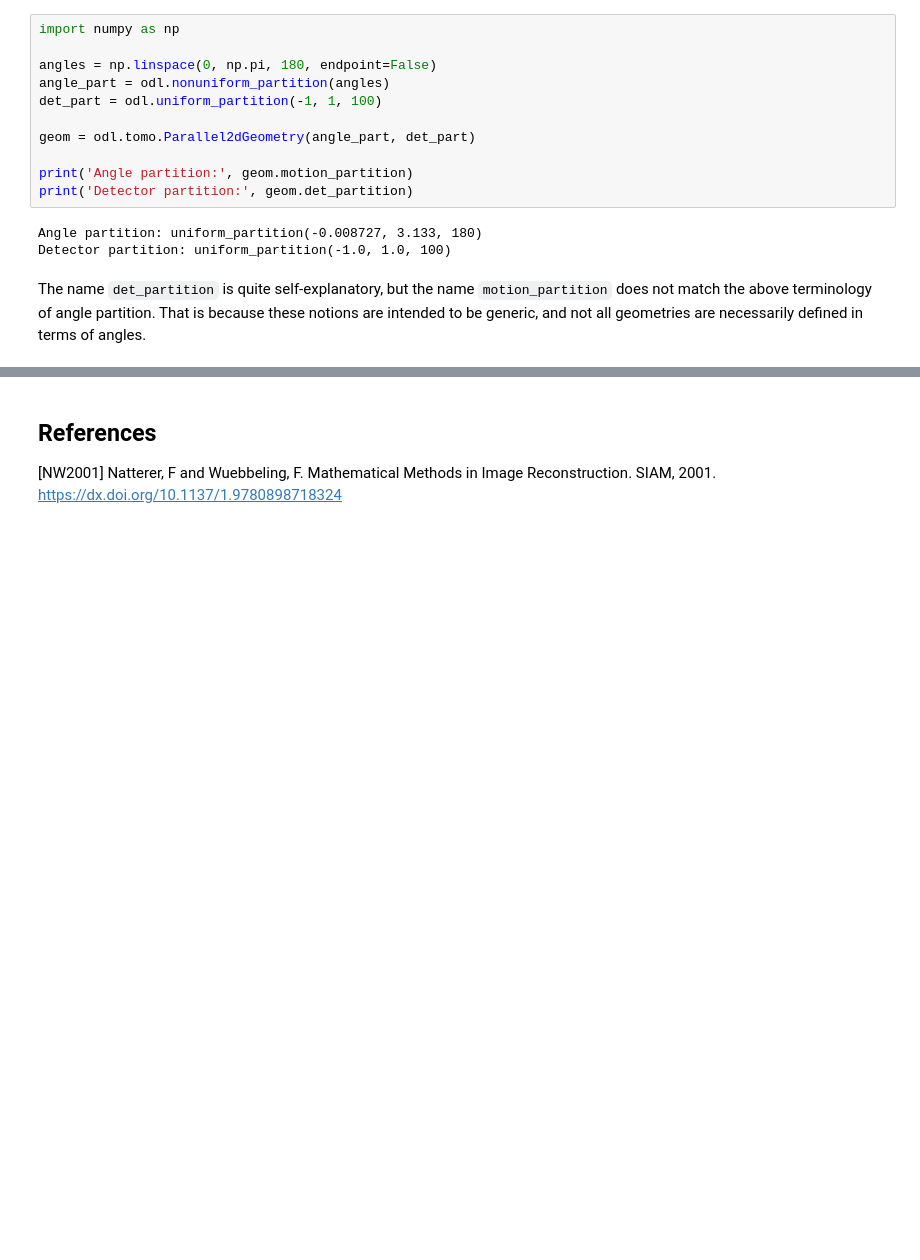
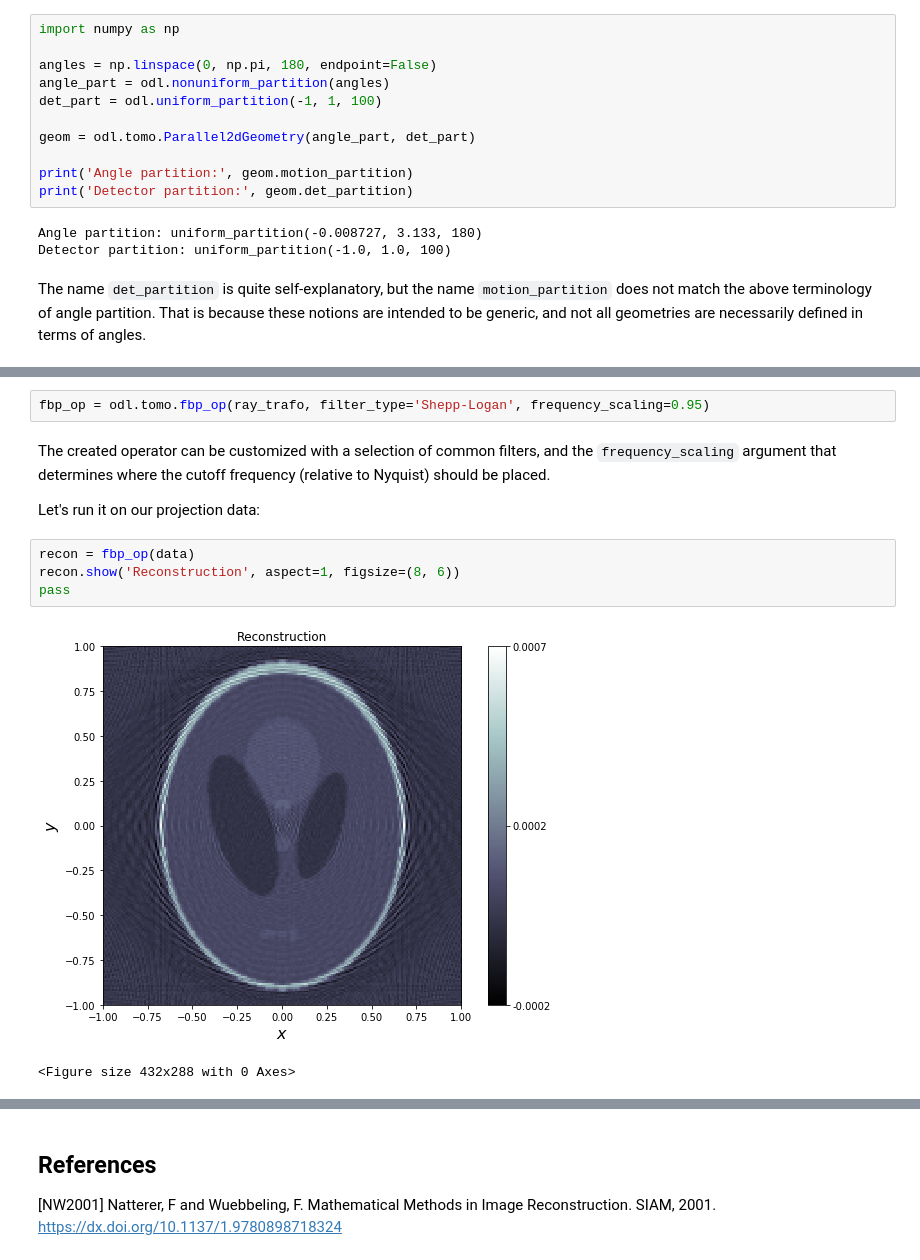
Before and after one commit to kohr-h/astra_odl_workshop, a Jupyter notebook: 4_tomography.ipynb, the cells around one changed output, grey strips where cells are left out. Drawn from its saved outputs; the diff is of its cells as text; blank space fills up the shorter version.

```diff
--- a/4_tomography.ipynb
+++ b/4_tomography.ipynb
@@ -251,0 +317,13 @@ Similar rules apply to other geometries in 2D and 3D.
+# %%
+fbp_op = odl.tomo.fbp_op(ray_trafo, filter_type='Shepp-Logan', frequency_scaling=0.95)
+# %% [markdown]
+The created operator can be customized with a selection of common filters, and the `frequency_scaling` argument that determines where the cutoff frequency (relative to Nyquist) should be placed.
+
+Let's run it on our projection data:
+# %%
+recon = fbp_op(data)
+recon.show('Reconstruction', aspect=1, figsize=(8, 6))
+pass
+# %% [output]
+[figure, added]
+<Figure size 432x288 with 0 Axes>
```
Also changed, not shown: parts of 17 cells of this notebook, 4 other files.
